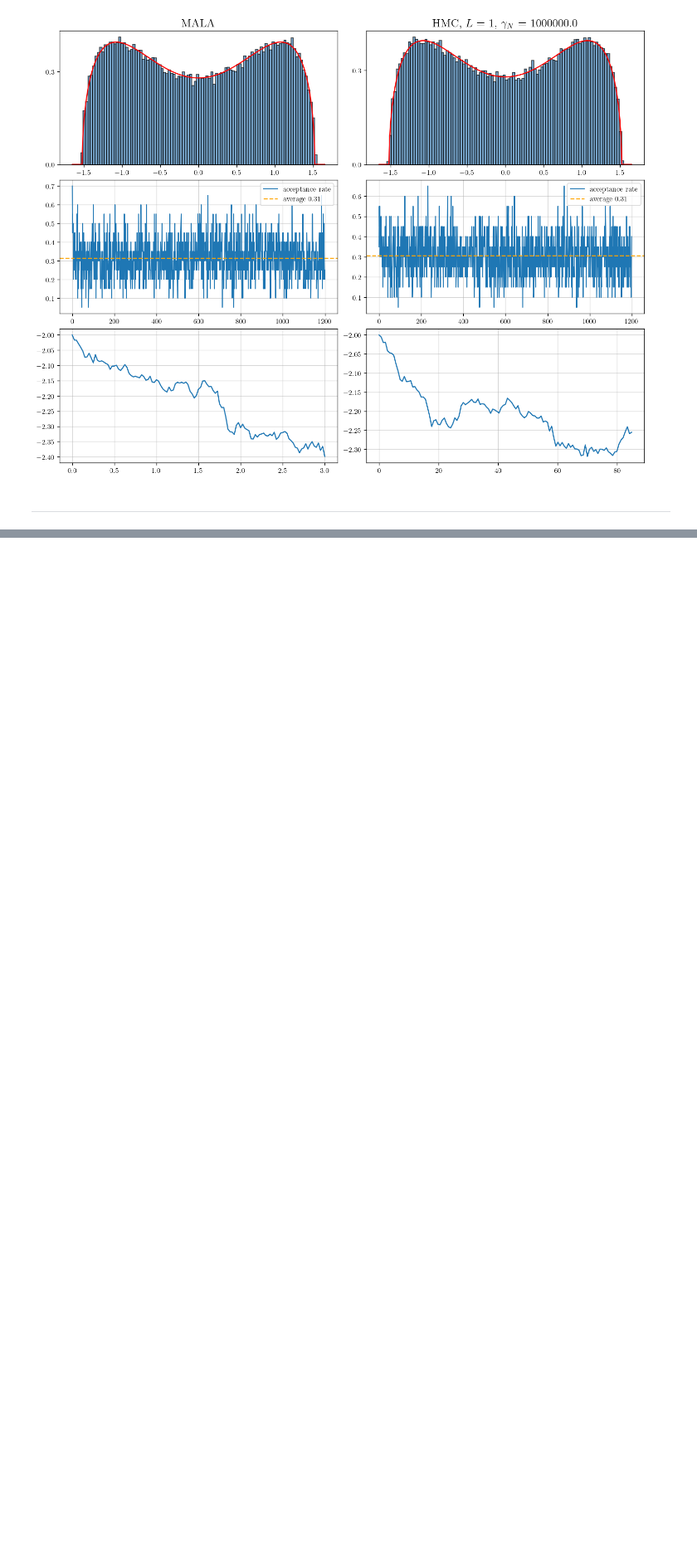
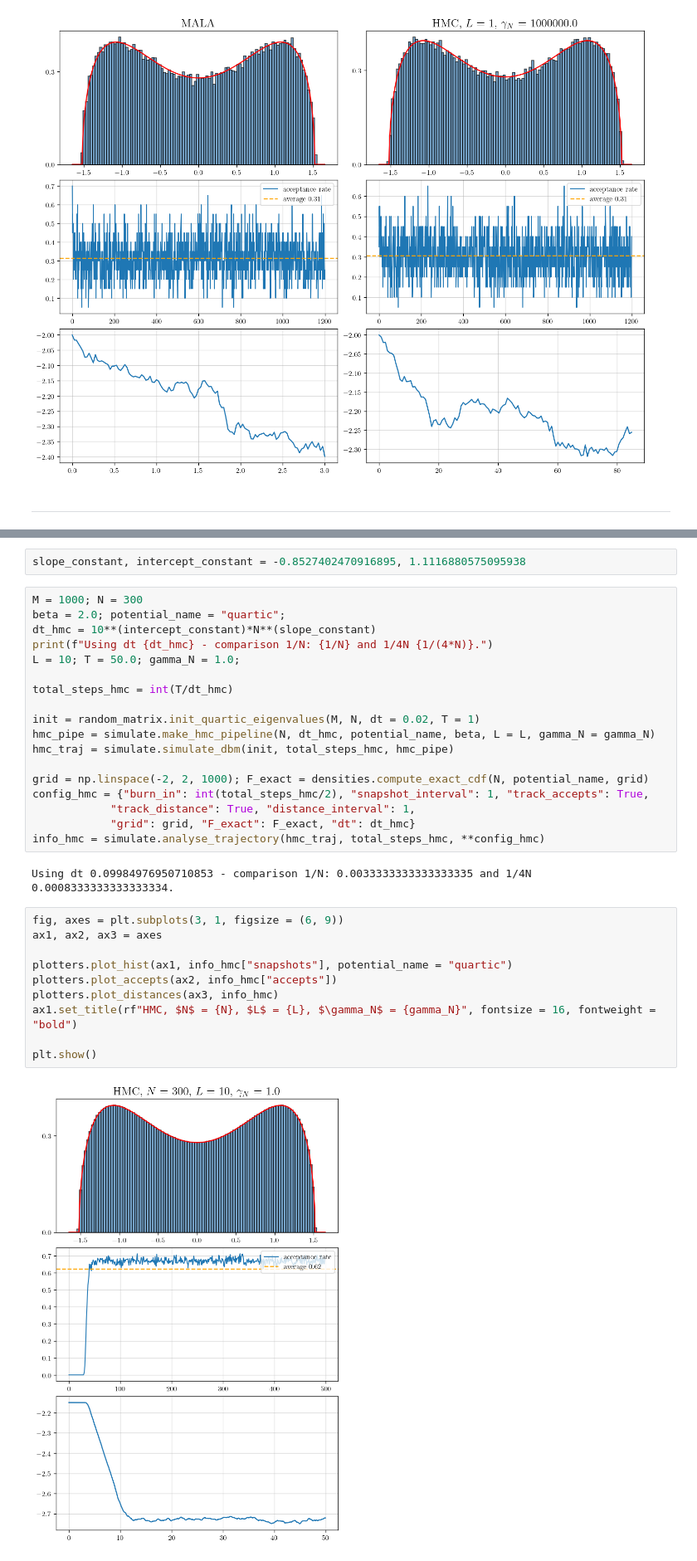
Before and after one commit to fredwdickinson/dissertation, a Jupyter notebook: code/notebooks/07_hmc.ipynb, the cells around one changed output, grey strips where cells are left out. Shown at 83% size. Drawn from its saved outputs; the diff is of its cells as text; blank space fills up the shorter version.

```diff
--- a/code/notebooks/07_hmc.ipynb
+++ b/code/notebooks/07_hmc.ipynb
@@ -133,0 +241,34 @@ plt.show()
+# %%
+slope_constant, intercept_constant = -0.8527402470916895, 1.1116880575095938
+# %%
+M = 1000; N = 300
+beta = 2.0; potential_name = "quartic";
+dt_hmc = 10**(intercept_constant)*N**(slope_constant)
+print(f"Using dt {dt_hmc} - comparison 1/N: {1/N} and 1/4N {1/(4*N)}.")
+L = 10; T = 50.0; gamma_N = 1.0;
+
+total_steps_hmc = int(T/dt_hmc)
+
+init = random_matrix.init_quartic_eigenvalues(M, N, dt = 0.02, T = 1)
+hmc_pipe = simulate.make_hmc_pipeline(N, dt_hmc, potential_name, beta, L = L, gamma_N = gamma_N)
+hmc_traj = simulate.simulate_dbm(init, total_steps_hmc, hmc_pipe)
+
+grid = np.linspace(-2, 2, 1000); F_exact = densities.compute_exact_cdf(N, potential_name, grid)
+config_hmc = {"burn_in": int(total_steps_hmc/2), "snapshot_interval": 1, "track_accepts": True,
+            "track_distance": True, "distance_interval": 1,
+            "grid": grid, "F_exact": F_exact, "dt": dt_hmc}
+info_hmc = simulate.analyse_trajectory(hmc_traj, total_steps_hmc, **config_hmc)
+# %% [output]
+Using dt 0.09984976950710853 - comparison 1/N: 0.0033333333333333335 and 1/4N 0.0008333333333333334.
+# %%
+fig, axes = plt.subplots(3, 1, figsize = (6, 9))
+ax1, ax2, ax3 = axes
+
+plotters.plot_hist(ax1, info_hmc["snapshots"], potential_name = "quartic")
+plotters.plot_accepts(ax2, info_hmc["accepts"])
+plotters.plot_distances(ax3, info_hmc)
+ax1.set_title(rf"HMC, $N$ = {N}, $L$ = {L}, $\gamma_N$ = {gamma_N}", fontsize = 16, fontweight = "bold")
+
+plt.show()
+# %% [output]
+[figure, added]
```
Also changed, not shown: parts of 12 cells of this notebook, 2 other files.
